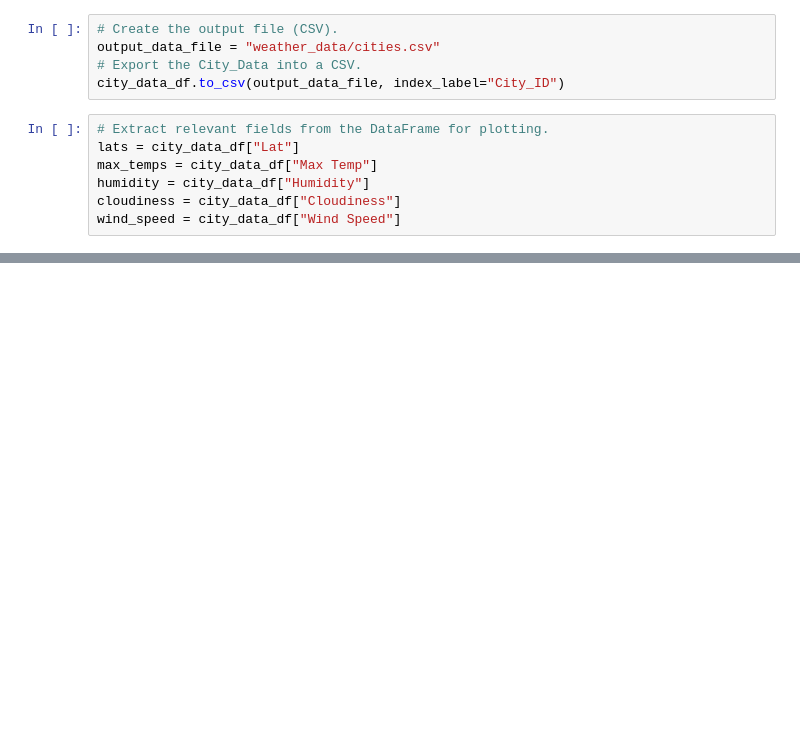
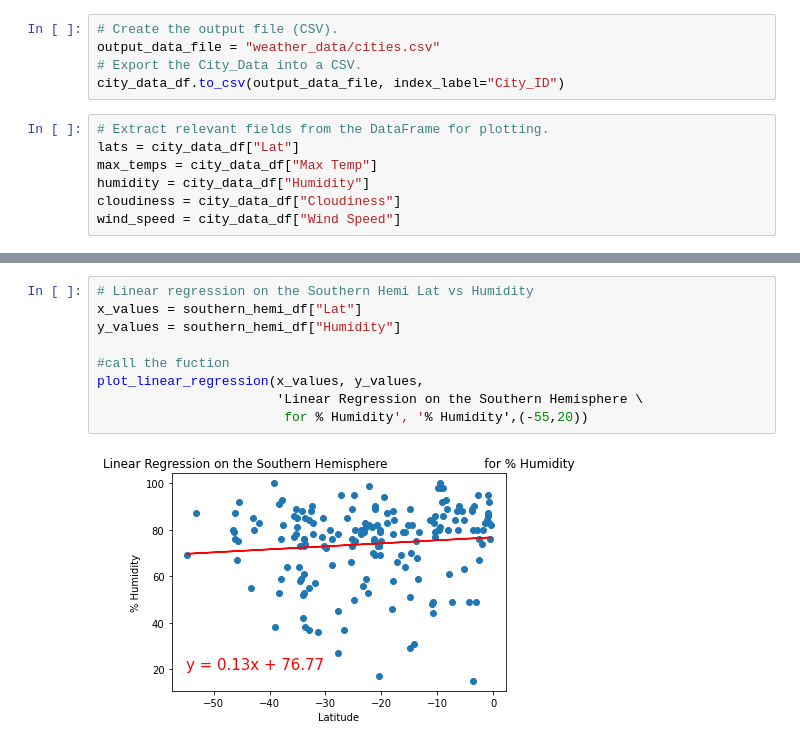
Before and after one commit to IIrazoque/World_Weather_Analysis, a Jupyter notebook: WeatherPy.ipynb, the cells around one changed output, grey strips where cells are left out. Cells and saved outputs as stored; diff of their text form; blank space fills up the shorter version.

```diff
--- a/WeatherPy.ipynb
+++ b/WeatherPy.ipynb
@@ -274,0 +364,11 @@ plt.show()
+# %%
+# Linear regression on the Southern Hemi Lat vs Humidity
+x_values = southern_hemi_df["Lat"]
+y_values = southern_hemi_df["Humidity"]
+
+#call the fuction
+plot_linear_regression(x_values, y_values,
+                       'Linear Regression on the Southern Hemisphere \
+                        for % Humidity', '% Humidity',(-55,20))
+# %% [output]
+[figure, added]
```
Also changed, not shown: parts of 21 cells of this notebook, 6 other files.
